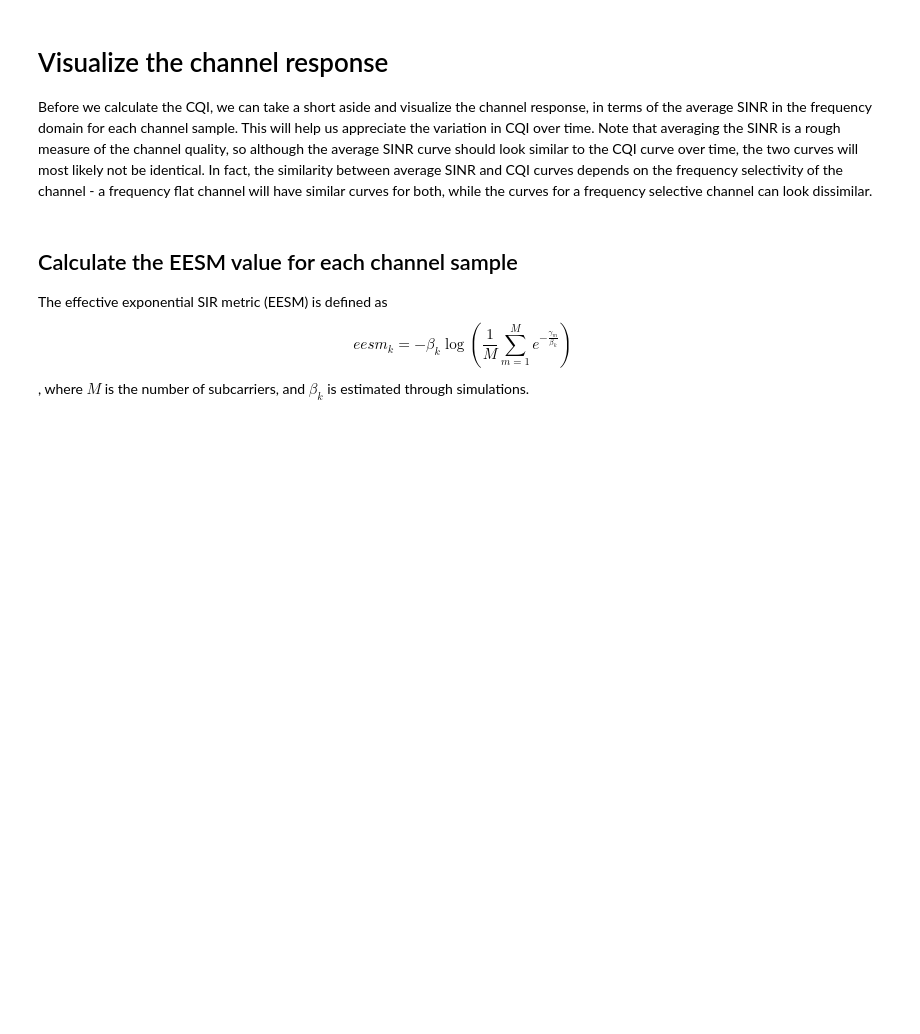
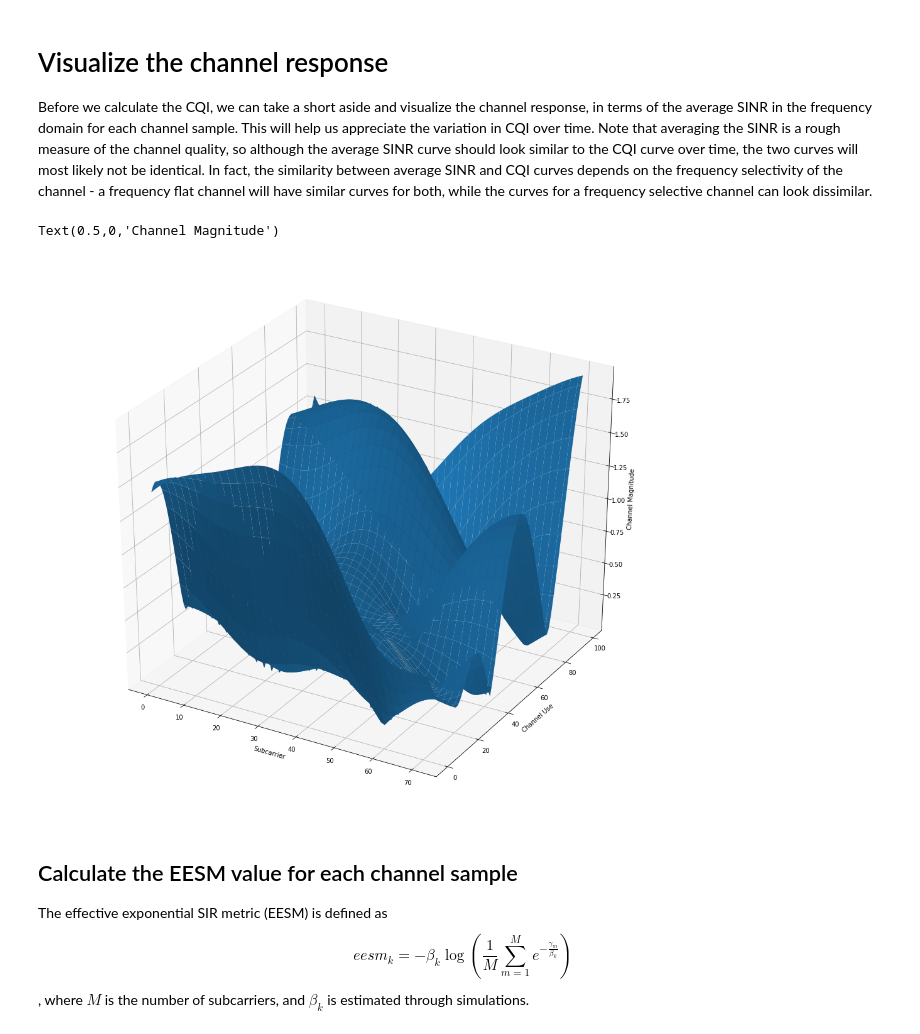
Before and after one commit to vidits-kth/py-itpp, a Jupyter notebook: examples/Example6a_LTE_CQI_generation.ipynb, the cells around one changed output. Saved outputs shown, nothing was run; the diff lists cells and outputs as text; code cells hidden in the pictures; blank space fills up the shorter version.

Commit message:
Fixed time offset issue and updated visualization

```diff
--- a/examples/Example6a_LTE_CQI_generation.ipynb
+++ b/examples/Example6a_LTE_CQI_generation.ipynb
@@ -74,10 +74,10 @@ sampling_interval = 1.0 / sampling_frequency
 
 # Transmission bandwidth and duration
 nrof_subcarriers = 72
-transmission_duration = 1e-3 # in seconds
+transmission_duration = 71.4e-6 # in seconds
 
 # Maximum Doppler frequency assuming a 2Ghz carrier
-relative_speed = 33.3 # in m/s
+relative_speed = 3.3 # in m/s
 doppler_frequency = (2e9 / 3e8) * relative_speed
 
 # Average signal to noise ratio over transmission bandwidth
@@ -135,7 +137,7 @@ channel_frequency_response = pyp.cmat(nrof_subcarriers, nrof_channel_samples)
 # Generate channel samples. Each channel sample is shifted by the transmission duration
 sample_channel_coeff = pyp.cmat()
 for sample_index in range(nrof_channel_samples):
-    channel.shift_time_offset(sample_index * int(transmission_duration / sampling_interval))
+    channel.set_time_offset(sample_index * int(1e-3 / sampling_interval))
 
     channel.generate(1, sample_channel_coeff) # Generate a single channel sample with current time offset
 
@@ -164,3 +154,22 @@ plt.ylabel('Average SNR [dB]')
+# %%
+from mpl_toolkits.mplot3d import Axes3D
+import numpy as np
+
+channel_magnitude = pyp.math.abs(channel_frequency_response)
+
+plt.figure(figsize=(18, 16))
+Z = channel_magnitude.get_cols(0, 99).to_numpy_ndarray()
+x = np.arange(0, nrof_subcarriers)
+y = np.arange(0, 100)
+X, Y = np.meshgrid(x, y)
+plt.gca(projection='3d').plot_surface(X, Y, np.transpose(Z))
+
+plt.gca().set_xlabel('Subcarrier')
+plt.gca().set_ylabel('Channel Use')
+plt.gca().set_zlabel('Channel Magnitude')
+# %% [output]
+Text(0.5,0,'Channel Magnitude')
+[figure, added]
 # %% [markdown]
 ## Calculate the EESM value for each channel sample
 
```
Also changed, not shown: parts of 2 cells of this notebook.
